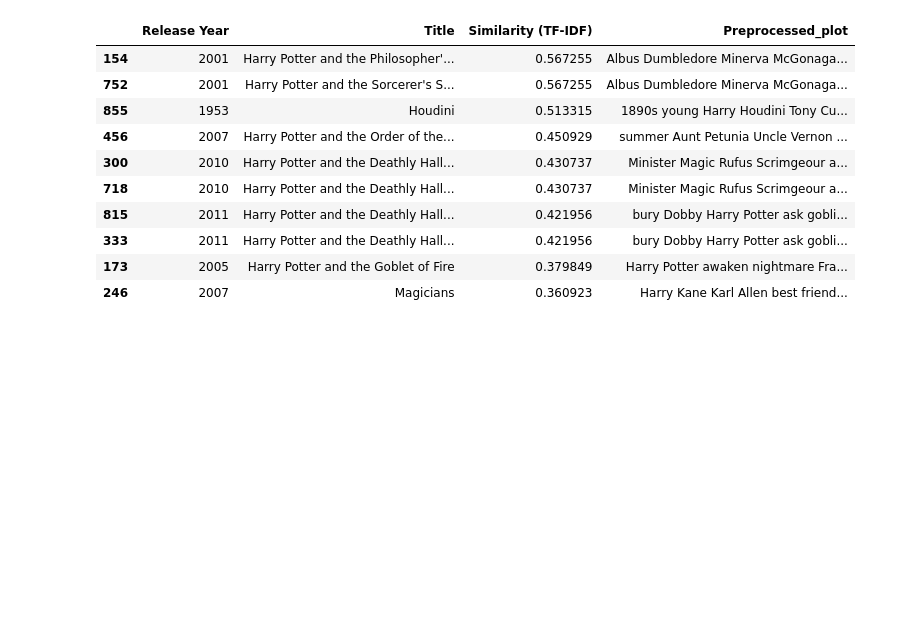
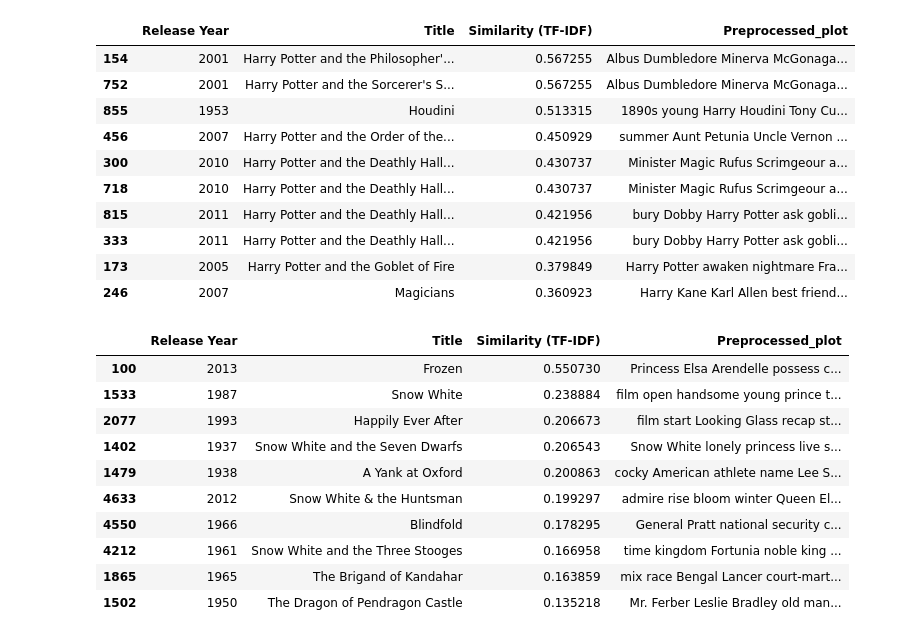
Before and after one commit to AnnilaMunsaf/InformationRetrievalProject, a Jupyter notebook: Movies_retrieval_system.ipynb, the cells around one changed output. Saved outputs shown, nothing was run; the diff lists cells and outputs as text; code cells hidden in the pictures; blank space fills up the shorter version.

Commit message:
TF-IDF with inverted index 2nd example

```diff
--- a/Movies_retrieval_system.ipynb
+++ b/Movies_retrieval_system.ipynb
@@ -462,3 +462,19 @@ result_df.head(10)
 | 333 | 2011 | Harry Potter and the Deathly Hall... | 0.421956 | bury Dobby Harry Potter ask gobli... |
 | 173 | 2005 | Harry Potter and the Goblet of Fire | 0.379849 | Harry Potter awaken nightmare Fra... |
 | 246 | 2007 | Magicians | 0.360923 | Harry Kane Karl Allen best friend... |
+# %%
+user_input = "castle sister snow elsa"
+result_df = calculate_similarity_with_tfid_using_inverted_index(user_input, movies_df, inverted_index_list)
+result_df.head(10)
+# %% [output]
+|  | Release Year | Title | Similarity (TF-IDF) | Preprocessed_plot |
+| 100 | 2013 | Frozen | 0.550730 | Princess Elsa Arendelle possess c... |
+| 1533 | 1987 | Snow White | 0.238884 | film open handsome young prince t... |
+| 2077 | 1993 | Happily Ever After | 0.206673 | film start Looking Glass recap st... |
+| 1402 | 1937 | Snow White and the Seven Dwarfs | 0.206543 | Snow White lonely princess live s... |
+| 1479 | 1938 | A Yank at Oxford | 0.200863 | cocky American athlete name Lee S... |
+| 4633 | 2012 | Snow White & the Huntsman | 0.199297 | admire rise bloom winter Queen El... |
+| 4550 | 1966 | Blindfold | 0.178295 | General Pratt national security c... |
+| 4212 | 1961 | Snow White and the Three Stooges | 0.166958 | time kingdom Fortunia noble king ... |
+| 1865 | 1965 | The Brigand of Kandahar | 0.163859 | mix race Bengal Lancer court-mart... |
+| 1502 | 1950 | The Dragon of Pendragon Castle | 0.135218 | Mr. Ferber Leslie Bradley old man... |
```
